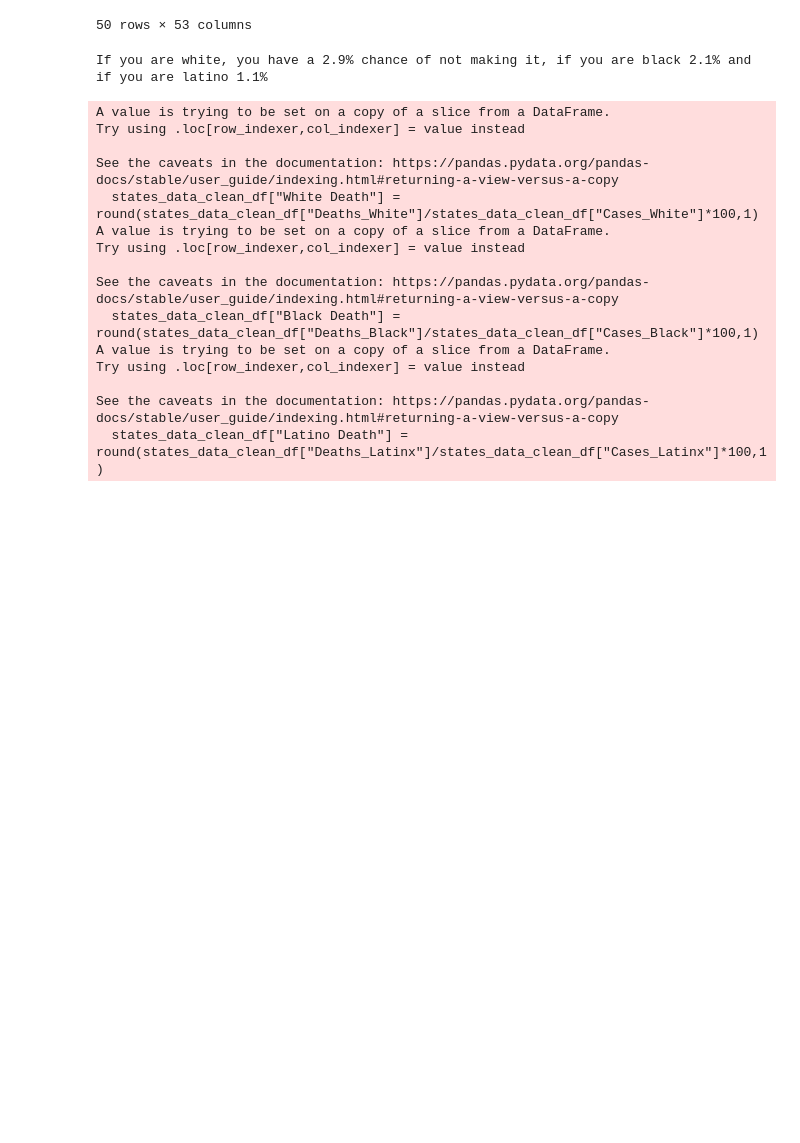
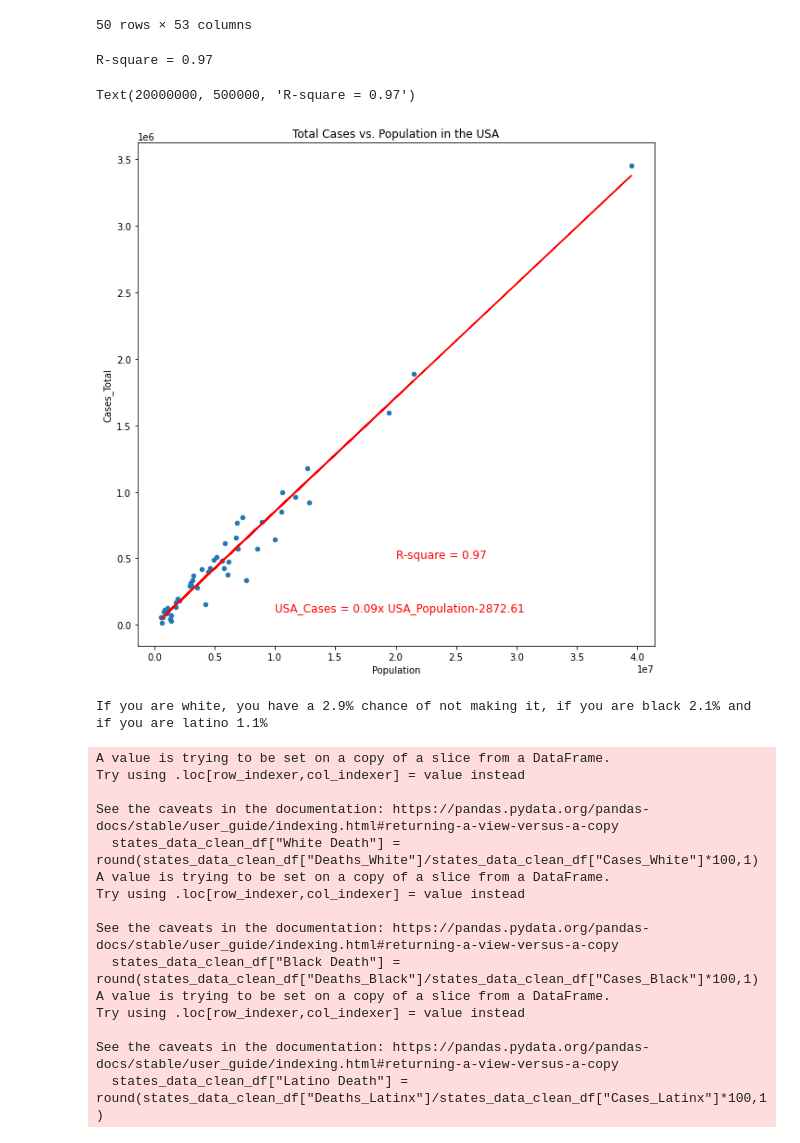
Before and after one commit to JohnGlendening/Project-1_2021, a Jupyter notebook: All_USA_Data.ipynb, the cells around one changed output. Cells and saved outputs as stored; diff of their text form; code cells hidden in the pictures; blank space fills up the shorter version.

Commit message:
added corrlation and linear regression

```diff
--- a/All_USA_Data.ipynb
+++ b/All_USA_Data.ipynb
@@ -12,9 +12,11 @@ from pprint import pprint
 from datetime import date
 from citipy import citipy
 
-# Raw Data File (CSV)
+# CSVs
 raw_data_file = "./Tracking_Data_Per_State/Covid Tracking Project files.csv"
 state_codes_file = "./Project 1 data/State_codes.csv"
+census_file = "census_data.csv"
+census_df = pd.read_csv(census_file)
 
 raw_data_df = pd.read_csv(raw_data_file)
 raw_data_df
@@ -70,6 +194,24 @@ max_df
 | WV | 20210224 | 130382.0 | 85861.0 | 3427.0 | NaN | NaN | 4.0 | 2.0 | ... |
 | WY | 20210224 | 53988.0 | 27671.0 | 417.0 | 4095.0 | 277.0 | 2220.0 | 134.0 | ... |
 50 rows × 53 columns
+# %%
+just_cases = max_df["Cases_Total"]
+series = pd.Series(just_cases)
+just_cases_df = series.to_frame()
+combined_df = pd.merge(just_cases_df,population_df,on="State")
+combined_df.plot(kind="scatter",x="Population",y="Cases_Total",figsize=(10,10),title="Total Cases vs. Population in the USA")
+correlation = st.pearsonr(combined_df["Population"],combined_df["Cases_Total"])
+print(f"R-square = {round(correlation[0]**2,2)}")
+(slope, intercept, rvalue, pvalue, stderr) = linregress(combined_df["Population"],combined_df["Cases_Total"])
+regress_values = combined_df["Population"] * slope + intercept
+line_eq = "USA_Cases = " + str(round(slope,2)) + "x USA_Population" + str(round(intercept,2))
+plt.plot(combined_df["Population"],regress_values,"r-")
+plt.annotate(line_eq,(10000000,100000),fontsize=12,color="r")
+plt.annotate(f"R-square = {round(correlation[0]**2,2)}",(20000000,500000),fontsize=12,color='r')
+# %% [output]
+R-square = 0.97
+Text(20000000, 500000, 'R-square = 0.97')
+[figure, added]
 # %%
 # max_df = max_df['Date', 'Cases_Total', 'Cases_White', 'Cases_Black', 'Cases_Latinx',
 #        'Cases_Asian', 'Cases_AIAN', 'Cases_NHPI', 'Cases_Multiracial',
```
Also changed, not shown: parts of 4 cells of this notebook.
